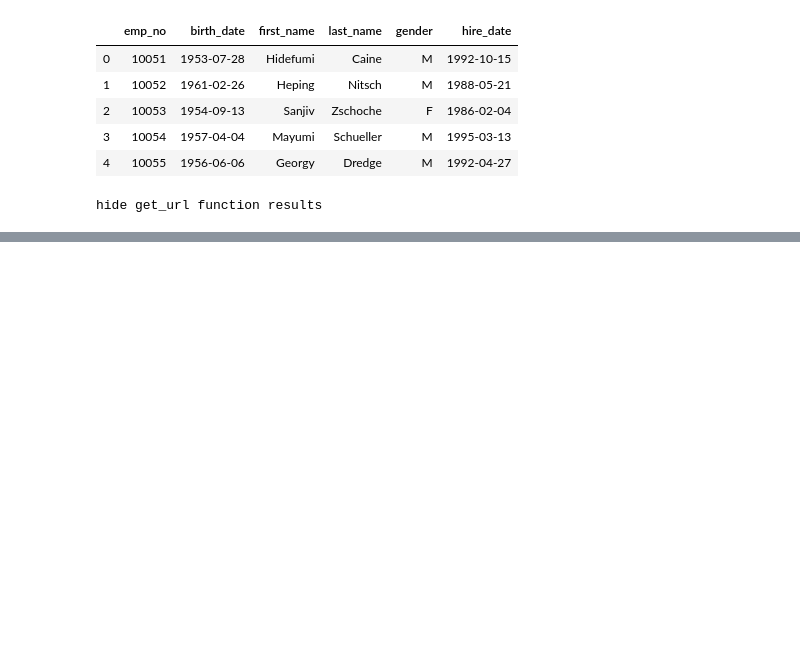
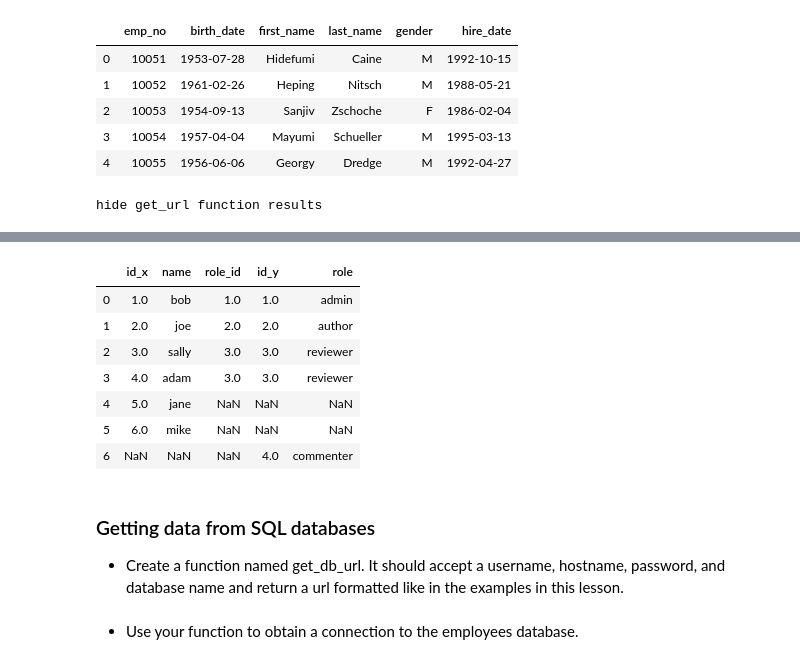
Before and after one commit to faithkane3/codeup_review, a Jupyter notebook: advanced_dataframes_practice.ipynb, the cells around one changed output, grey strips where cells are left out. Drawn from its saved outputs; the diff is of its cells as text; code cells hidden in the pictures; blank space fills up the shorter version.

```diff
--- a/advanced_dataframes_practice.ipynb
+++ b/advanced_dataframes_practice.ipynb
@@ -50,0 +207,6 @@ pd.read_sql('SELECT * FROM employees LIMIT 200', url)
+# %%
+users = pd.DataFrame({
+    'id': [1, 2, 3, 4, 5, 6],
+    'name': ['bob', 'joe', 'sally', 'adam', 'jane', 'mike'],
+    'role_id': [1, 2, 3, 3, np.nan, np.nan]
+})
@@ -50,0 +223,5 @@ pd.read_sql('SELECT * FROM employees LIMIT 200', url)
+# %%
+roles = pd.DataFrame({
+    'id': [1, 2, 3, 4],
+    'name': ['admin', 'author', 'reviewer', 'commenter']
+})
@@ -50,0 +236,15 @@ pd.read_sql('SELECT * FROM employees LIMIT 200', url)
+# %%
+pd.merge(users, roles, how='outer', left_on='role_id', right_on='id').rename(columns={'name_x': 'name', 'name_y': 'role'})
+# %% [output]
+|  | id_x | name | role_id | id_y | role |
+| 0 | 1.0 | bob | 1.0 | 1.0 | admin |
+| 1 | 2.0 | joe | 2.0 | 2.0 | author |
+| 2 | 3.0 | sally | 3.0 | 3.0 | reviewer |
+| 3 | 4.0 | adam | 3.0 | 3.0 | reviewer |
+| 4 | 5.0 | jane | NaN | NaN | NaN |
+| 5 | 6.0 | mike | NaN | NaN | NaN |
+| 6 | NaN | NaN | NaN | 4.0 | commenter |
+# %% [markdown]
+### Getting data from SQL databases
+
+- Create a function named get_db_url. It should accept a username, hostname, password, and database name and return a url formatted like in the examples in this lesson.
@@ -50,0 +255,2 @@ pd.read_sql('SELECT * FROM employees LIMIT 200', url)
+# %% [markdown]
+- Use your function to obtain a connection to the employees database.
```
Also changed, not shown: parts of 69 cells of this notebook.
